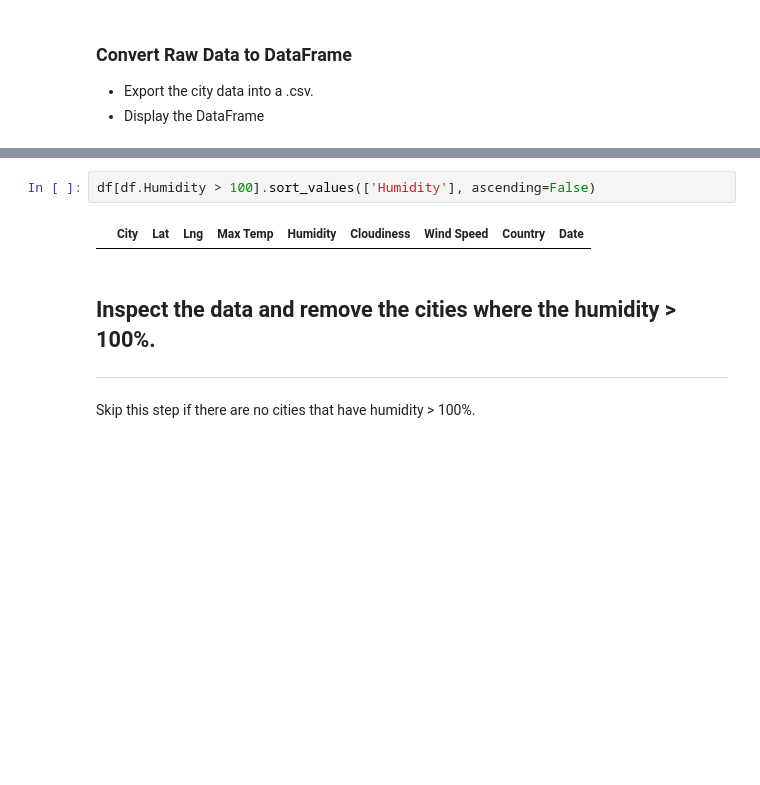
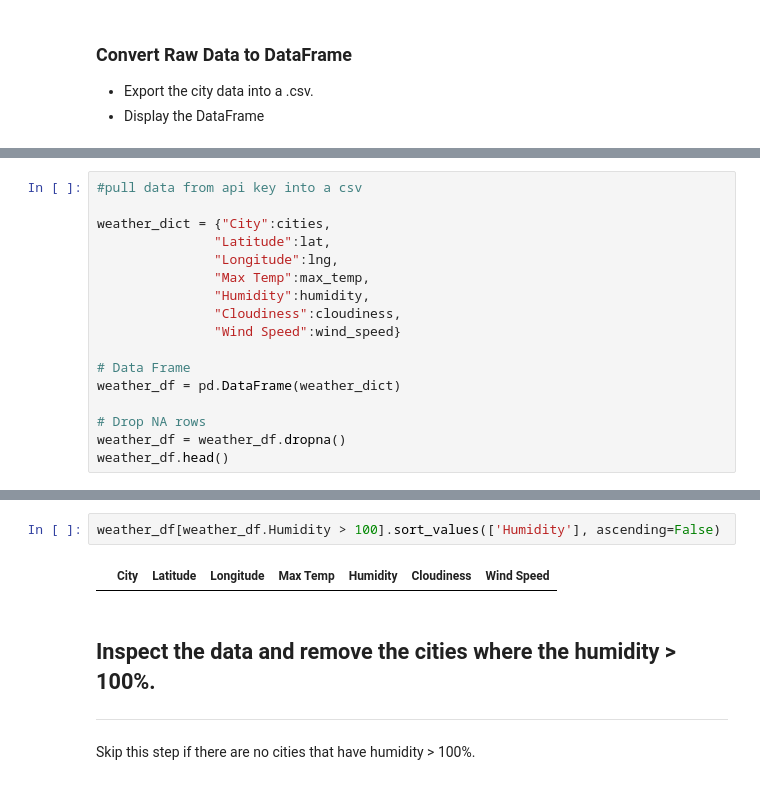
Before and after one commit to delanybroome/pyton-api-challenge, a Jupyter notebook: weatherpy.ipynb, the cells around one changed output, grey strips where cells are left out. Cells and saved outputs as stored; diff of their text form; blank space fills up the shorter version.

```diff
--- a/weatherpy.ipynb
+++ b/weatherpy.ipynb
@@ -102,0 +120,17 @@ df.sort_values(['Humidity'], ascending=False)
+# %%
+#pull data from api key into a csv
+
+weather_dict = {"City":cities,
+               "Latitude":lat,
+               "Longitude":lng,
+               "Max Temp":max_temp,
+               "Humidity":humidity,
+               "Cloudiness":cloudiness,
+               "Wind Speed":wind_speed}
+
+# Data Frame
+weather_df = pd.DataFrame(weather_dict)
+
+# Drop NA rows
+weather_df = weather_df.dropna()
+weather_df.head()
@@ -103,7 +144,7 @@ df.sort_values(['Humidity'], ascending=False)
 # %%
-df[df.Humidity > 100].sort_values(['Humidity'], ascending=False)
+weather_df[weather_df.Humidity > 100].sort_values(['Humidity'], ascending=False)
 # %% [output]
-|  | City | Lat | Lng | Max Temp | Humidity | Cloudiness | Wind Speed | Country | Date |
+|  | City | Latitude | Longitude | Max Temp | Humidity | Cloudiness | Wind Speed |
 # %% [markdown]
 ## Inspect the data and remove the cities where the humidity > 100%.
 ----
```
Also changed, not shown: parts of 27 cells of this notebook, 6 other files.
